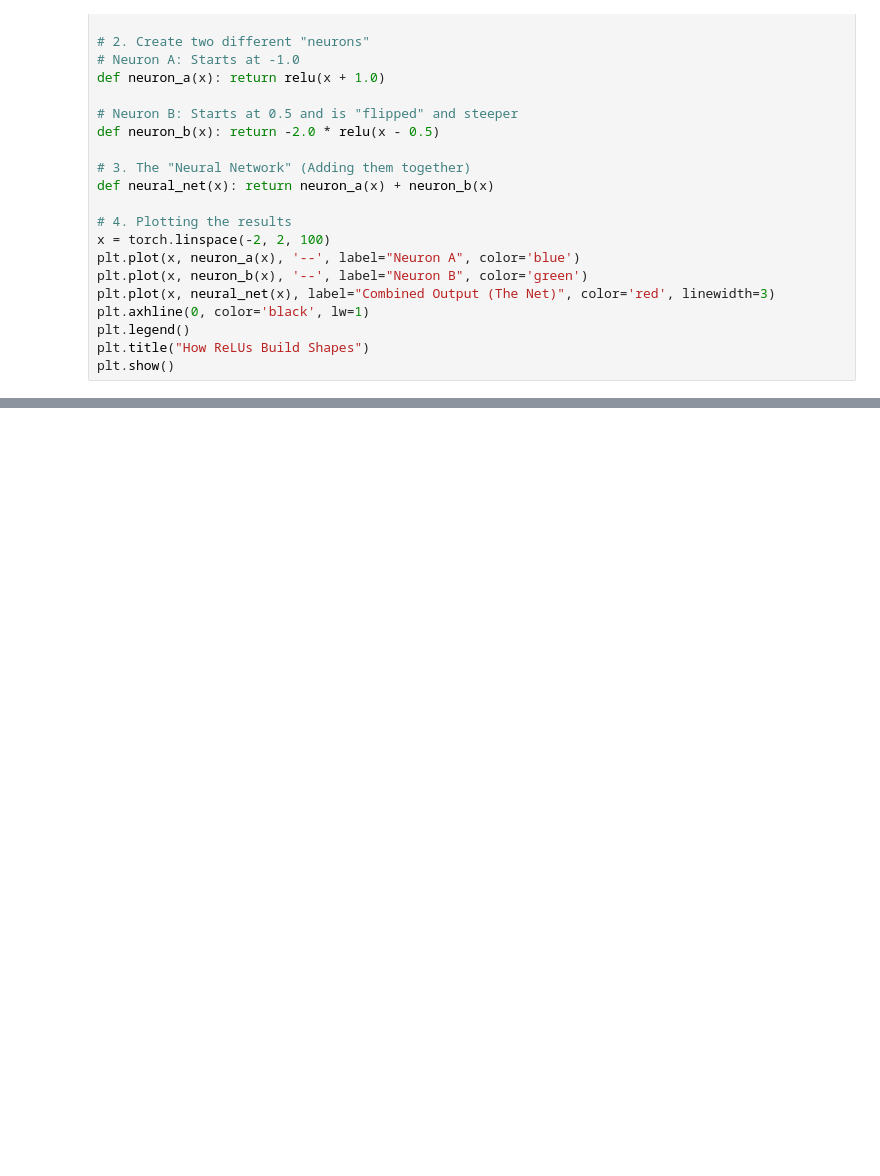
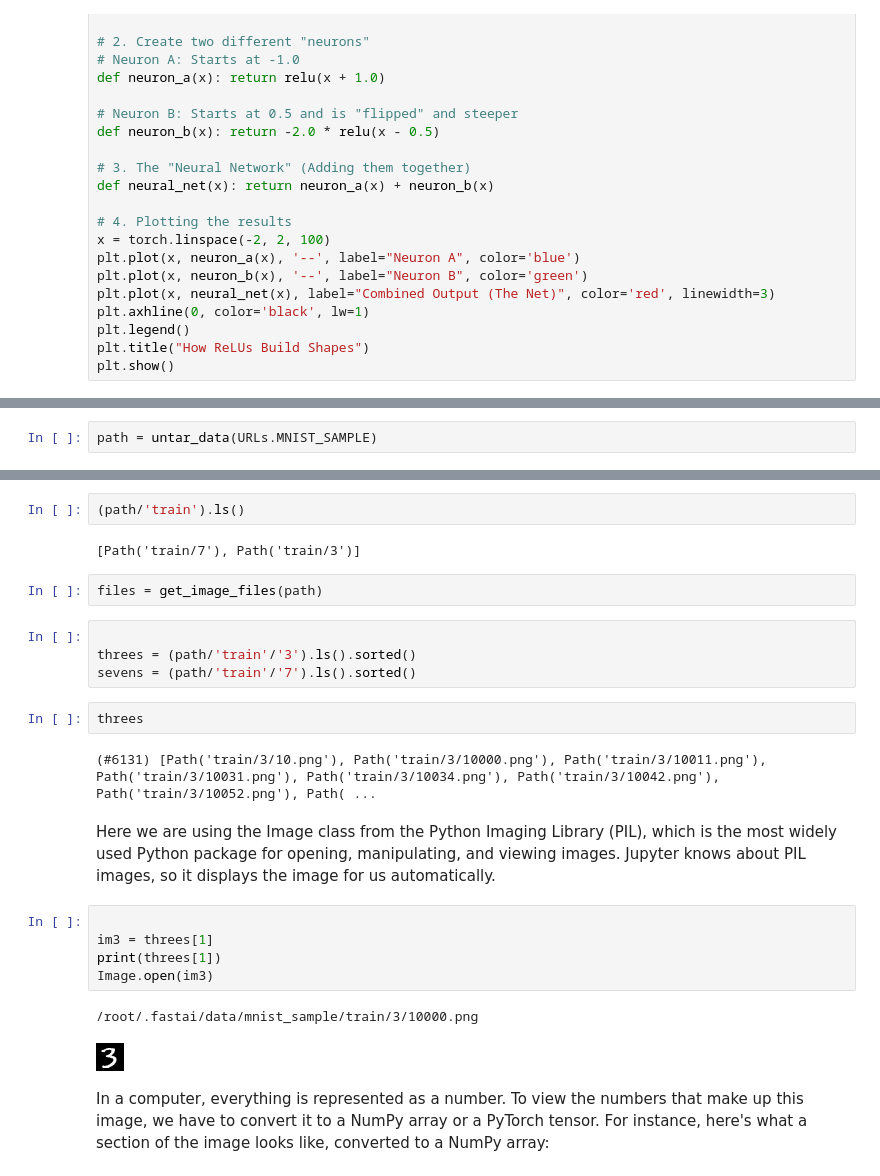
Before and after one commit to AwaisAli37405/Deep_Learning_with_fast_ai, a Jupyter notebook: Deep_Learning_fast_ai.ipynb, the cells around one changed output, grey strips where cells are left out. Drawn from its saved outputs; the diff is of its cells as text; blank space fills up the shorter version.

```diff
--- a/Deep_Learning_fast_ai.ipynb
+++ b/Deep_Learning_fast_ai.ipynb
@@ -226,0 +238,2 @@ plt.show()
+# %%
+path = untar_data(URLs.MNIST_SAMPLE)
@@ -226,0 +252,26 @@ plt.show()
+# %%
+(path/'train').ls()
+# %% [output]
+[Path('train/7'), Path('train/3')]
+# %%
+files = get_image_files(path)
+# %%
+
+threes = (path/'train'/'3').ls().sorted()
+sevens = (path/'train'/'7').ls().sorted()
+# %%
+threes
+# %% [output]
+(#6131) [Path('train/3/10.png'), Path('train/3/10000.png'), Path('train/3/10011.png'), Path('train/3/10031.png'), Path('train/3/10034.png'), Path('train/3/10042.png'), Path('train/3/10052.png'), Path( ...
+# %% [markdown]
+Here we are using the Image class from the Python Imaging Library (PIL), which is the most widely used Python package for opening, manipulating, and viewing images. Jupyter knows about PIL images, so it displays the image for us automatically.
+# %%
+
+im3 = threes[1]
+print(threes[1])
+Image.open(im3)
+# %% [output]
+/root/.fastai/data/mnist_sample/train/3/10000.png
+[figure, added]
+# %% [markdown]
+In a computer, everything is represented as a number. To view the numbers that make up this image, we have to convert it to a NumPy array or a PyTorch tensor. For instance, here's what a section of the image looks like, converted to a NumPy array:
```
Also changed, not shown: parts of 13 cells of this notebook.
